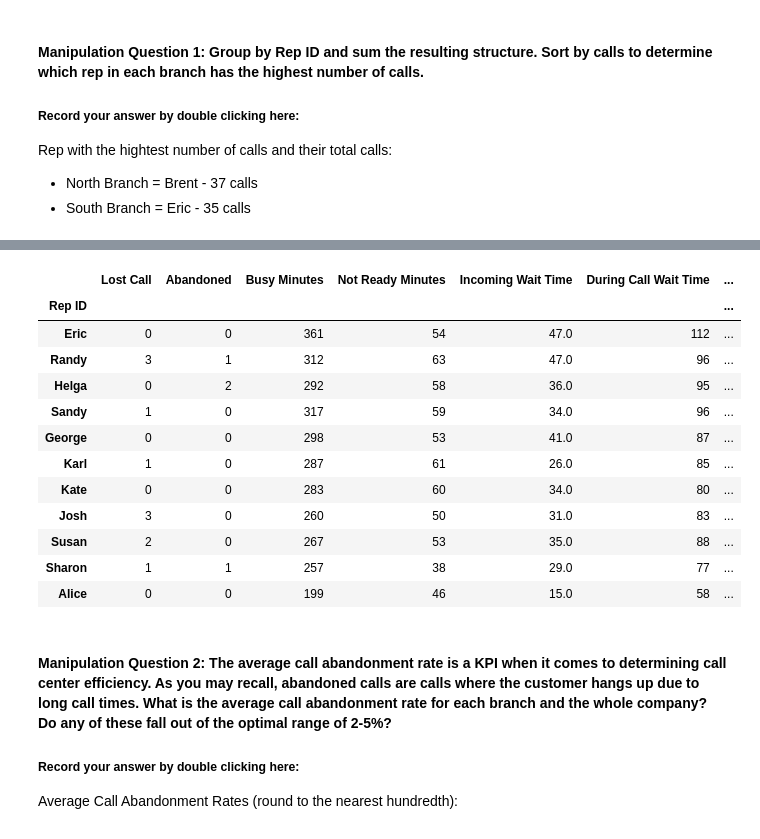
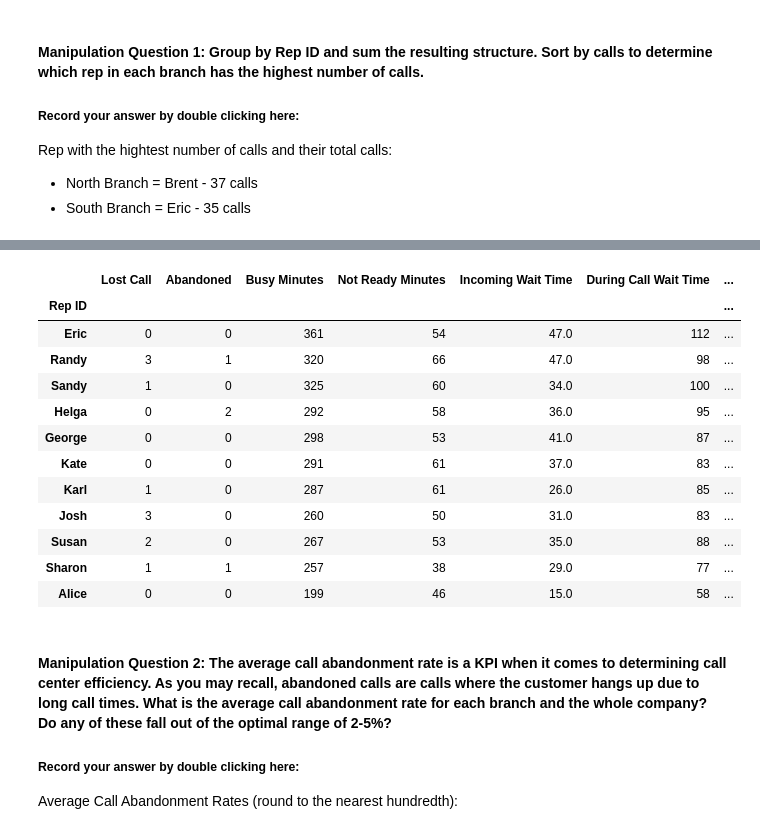
Before and after one commit to pamkellerman/call-center-cleanup-assignment, a Jupyter notebook: Call_Center_Cleanup.ipynb, the cells around one changed output, grey strips where cells are left out. Drawn from its saved outputs; the diff is of its cells as text; code cells hidden in the pictures.

```diff
--- a/Call_Center_Cleanup.ipynb
+++ b/Call_Center_Cleanup.ipynb
@@ -490,15 +429,15 @@ north2_df.groupby("Rep ID").sum().sort_values(by='Calls', ascending=False)
 # %%
-south2_df.groupby("Rep ID").sum().sort_values(by='Calls', ascending=False)
+new_south_df.groupby("Rep ID").sum().sort_values(by='Calls', ascending=False)
 # %% [output]
 |  | Lost Call | Abandoned | Busy Minutes | Not Ready Minutes | Incoming Wait Time | During Call Wait Time | ... |
 | Rep ID |  |  |  |  |  |  | ... |
 | Eric | 0 | 0 | 361 | 54 | 47.0 | 112 | ... |
-| Randy | 3 | 1 | 312 | 63 | 47.0 | 96 | ... |
+| Randy | 3 | 1 | 320 | 66 | 47.0 | 98 | ... |
+| Sandy | 1 | 0 | 325 | 60 | 34.0 | 100 | ... |
 | Helga | 0 | 2 | 292 | 58 | 36.0 | 95 | ... |
-| Sandy | 1 | 0 | 317 | 59 | 34.0 | 96 | ... |
 | George | 0 | 0 | 298 | 53 | 41.0 | 87 | ... |
+| Kate | 0 | 0 | 291 | 61 | 37.0 | 83 | ... |
 | Karl | 1 | 0 | 287 | 61 | 26.0 | 85 | ... |
-| Kate | 0 | 0 | 283 | 60 | 34.0 | 80 | ... |
 | Josh | 3 | 0 | 260 | 50 | 31.0 | 83 | ... |
 | Susan | 2 | 0 | 267 | 53 | 35.0 | 88 | ... |
 | Sharon | 1 | 1 | 257 | 38 | 29.0 | 77 | ... |
```
Also changed, not shown: parts of 30 cells of this notebook.
